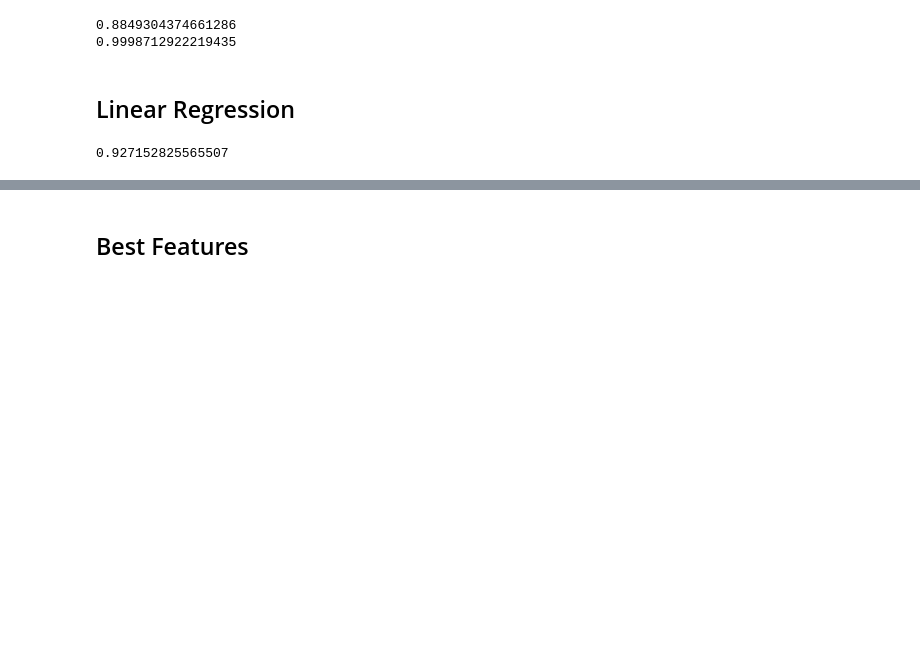
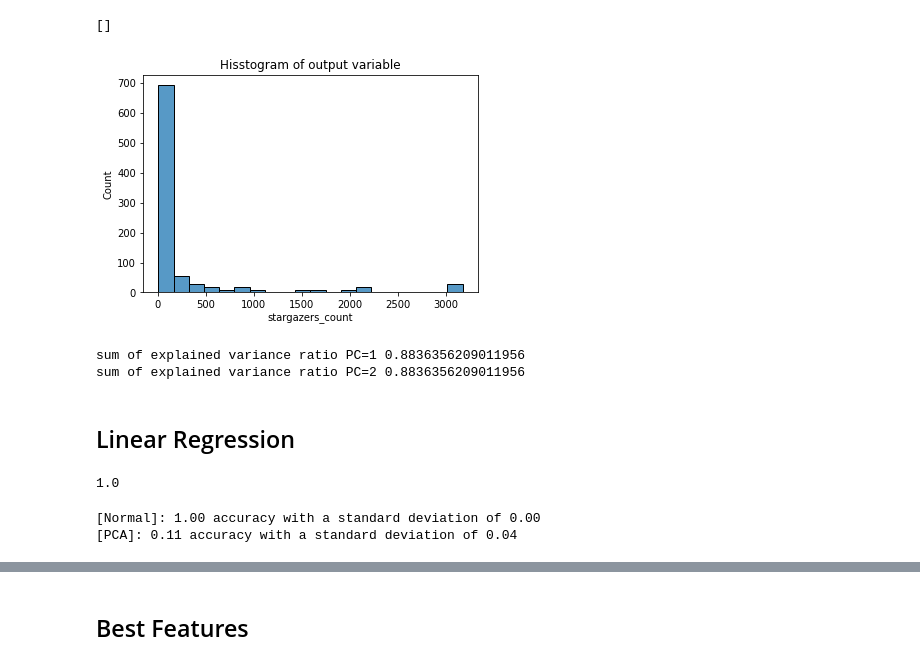
Before and after one commit to realamirhe/github-stargazer, a Jupyter notebook: data-exploration.ipynb, the cells around one changed output, grey strips where cells are left out. Drawn from its saved outputs; the diff is of its cells as text; code cells hidden in the pictures; blank space fills up the shorter version.

Commit message:
feat: Update the data exploration

```diff
--- a/data-exploration.ipynb
+++ b/data-exploration.ipynb
@@ -60,0 +15,17 @@ x_train, x_test, y_train, y_test,idx_train,idx_test = train_test_split(x, y,np.a
+# %%
+GITHUB_CDN = "https://raw.githubusercontent.com/realamirhe/github-stargazer"
+js_repo_urls = map(
+    lambda idx: f"{GITHUB_CDN}/master/data/js-{idx}.csv",
+    range(1, 10)
+)
+
+datas = pd.concat(list(map(pd.read_csv, js_repo_urls)))
+datas = datas.select_dtypes(exclude=['object'])
+datas = datas.drop(columns=['Unnamed: 0', 'score'], axis=1)
+datas = datas.reset_index()
+# %%
+y = datas['stargazers_count']
+X = datas.drop(columns=['stargazers_count', 'index'])
+X = X.replace({ False: 0, True: 1 })
+
+X.info()
@@ -60,0 +50,7 @@ x_train, x_test, y_train, y_test,idx_train,idx_test = train_test_split(x, y,np.a
+# %%
+ax = sns.histplot(x=y, bins=20)
+ax.set_title('Hisstogram of output variable')
+plt.plot()
+# %% [output]
+[]
+[figure, added]
@@ -61,19 +64,37 @@ x_train, x_test, y_train, y_test,idx_train,idx_test = train_test_split(x, y,np.a
 # %%
 #x_pca_train=x_train-np.mean(x_train)
 #x_pca_test=x_test-np.mean(x_train)
-pca=PCA(n_components=N[1])
-pca.fit(x_train)
-print(np.sum(pca.explained_variance_ratio_[:1]))
-print(np.sum(pca.explained_variance_ratio_[:2]))
-x_tr=pca.transform(x_train)
-x_ts=pca.transform(x_test)
+pca=PCA(n_components=1)
+pca.fit(X_train)
+
+print('sum of explained variance ratio PC=1', np.sum(pca.explained_variance_ratio_[:1]))
+print('sum of explained variance ratio PC=2', np.sum(pca.explained_variance_ratio_[:2]))
+X_pca = pca.transform(X)
 # %% [output]
-0.8849304374661286
-0.9998712922219435
+sum of explained variance ratio PC=1 0.8836356209011956
+sum of explained variance ratio PC=2 0.8836356209011956
 # %% [markdown]
 ## Linear Regression
 # %%
-reg = LinearRegression().fit(x_tr, y_train)
-reg.score(x_ts,y_test)
+reg = LinearRegression().fit(X_train, y_train)
+reg.score(X_test,y_test)
 # %% [output]
-0.927152825565507
+1.0
+# %%
+from sklearn.model_selection import cross_val_score
+
+reg = LinearRegression()
+scores = cross_val_score(reg, X, y, cv=5)
+
+print(
+    "[Normal]: %0.2f accuracy with a standard deviation of %0.2f" % (scores.mean(), scores.std())
+)
+
+reg = LinearRegression()
+scores = cross_val_score(reg, X_pca, y, cv=5)
+print(
+    "[PCA]: %0.2f accuracy with a standard deviation of %0.2f" % (scores.mean(), scores.std())
+)
+# %% [output]
+[Normal]: 1.00 accuracy with a standard deviation of 0.00
+[PCA]: 0.11 accuracy with a standard deviation of 0.04
```
Also changed, not shown: parts of 11 cells of this notebook.
